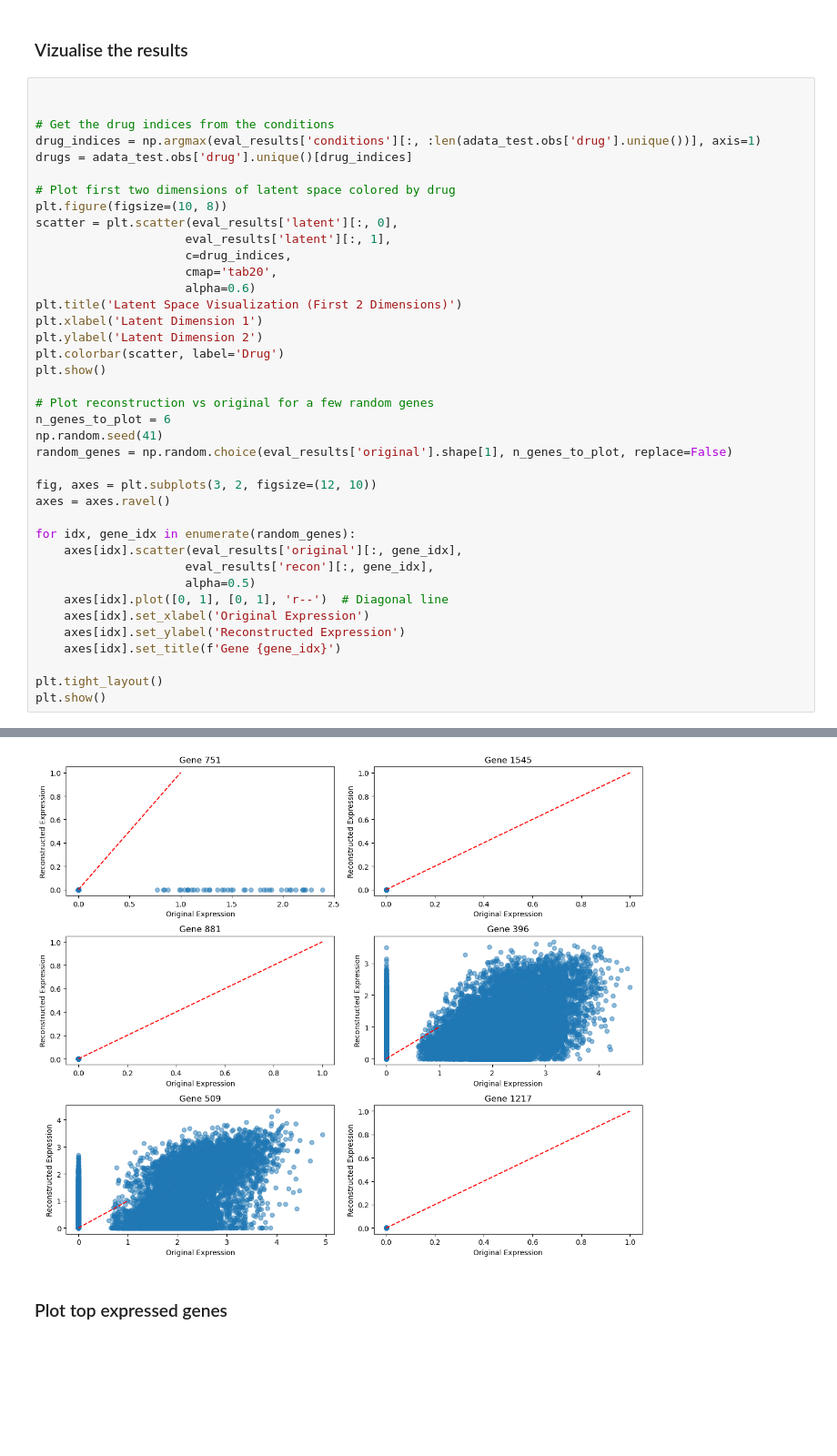
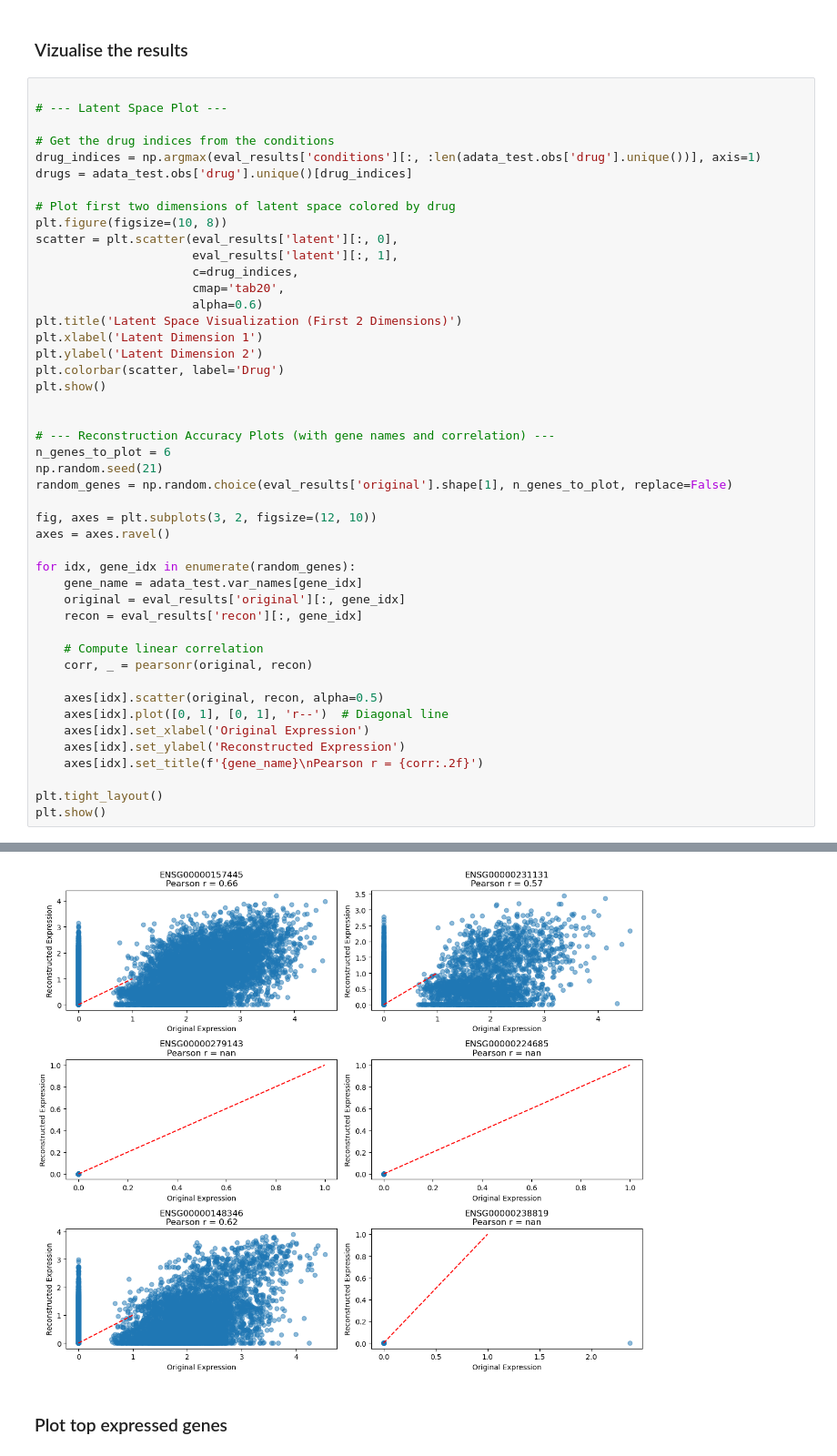
Before and after one commit to AatroxChen77/tahoe-100m, a Jupyter notebook: model_dev.ipynb, the cells around one changed output, grey strips where cells are left out. Shown at 91% size. Cells and saved outputs as stored; diff of their text form; blank space fills up the shorter version.

Commit message:
Added gene names

```diff
--- a/model_dev.ipynb
+++ b/model_dev.ipynb
@@ -447,46 +447,53 @@ Average R2 per gene: 0.3275
 ### Vizualise the results
 # %%
 
+# --- Latent Space Plot ---
 
 # Get the drug indices from the conditions
 drug_indices = np.argmax(eval_results['conditions'][:, :len(adata_test.obs['drug'].unique())], axis=1)
 drugs = adata_test.obs['drug'].unique()[drug_indices]
 
 # Plot first two dimensions of latent space colored by drug
 plt.figure(figsize=(10, 8))
 scatter = plt.scatter(eval_results['latent'][:, 0],
-                     eval_results['latent'][:, 1],
-                     c=drug_indices,
-                     cmap='tab20',
-                     alpha=0.6)
+                      eval_results['latent'][:, 1],
+                      c=drug_indices,
+                      cmap='tab20',
+                      alpha=0.6)
 plt.title('Latent Space Visualization (First 2 Dimensions)')
 plt.xlabel('Latent Dimension 1')
 plt.ylabel('Latent Dimension 2')
 plt.colorbar(scatter, label='Drug')
 plt.show()
 
-# Plot reconstruction vs original for a few random genes
+
+# --- Reconstruction Accuracy Plots (with gene names and correlation) ---
 n_genes_to_plot = 6
-np.random.seed(41)
+np.random.seed(21)
 random_genes = np.random.choice(eval_results['original'].shape[1], n_genes_to_plot, replace=False)
 
 fig, axes = plt.subplots(3, 2, figsize=(12, 10))
 axes = axes.ravel()
 
 for idx, gene_idx in enumerate(random_genes):
-    axes[idx].scatter(eval_results['original'][:, gene_idx],
-                     eval_results['recon'][:, gene_idx],
-                     alpha=0.5)
+    gene_name = adata_test.var_names[gene_idx]
+    original = eval_results['original'][:, gene_idx]
+    recon = eval_results['recon'][:, gene_idx]
+
+    # Compute linear correlation
+    corr, _ = pearsonr(original, recon)
+
+    axes[idx].scatter(original, recon, alpha=0.5)
     axes[idx].plot([0, 1], [0, 1], 'r--')  # Diagonal line
     axes[idx].set_xlabel('Original Expression')
     axes[idx].set_ylabel('Reconstructed Expression')
-    axes[idx].set_title(f'Gene {gene_idx}')
+    axes[idx].set_title(f'{gene_name}\nPearson r = {corr:.2f}')
 
 plt.tight_layout()
 plt.show()
 # %% [output]
 [figure]
-[figure, old version]
+[figure, new version]
 # %% [markdown]
 ### Plot top expressed genes
 # %%
```
Also changed, not shown: parts of 1 cell of this notebook.
